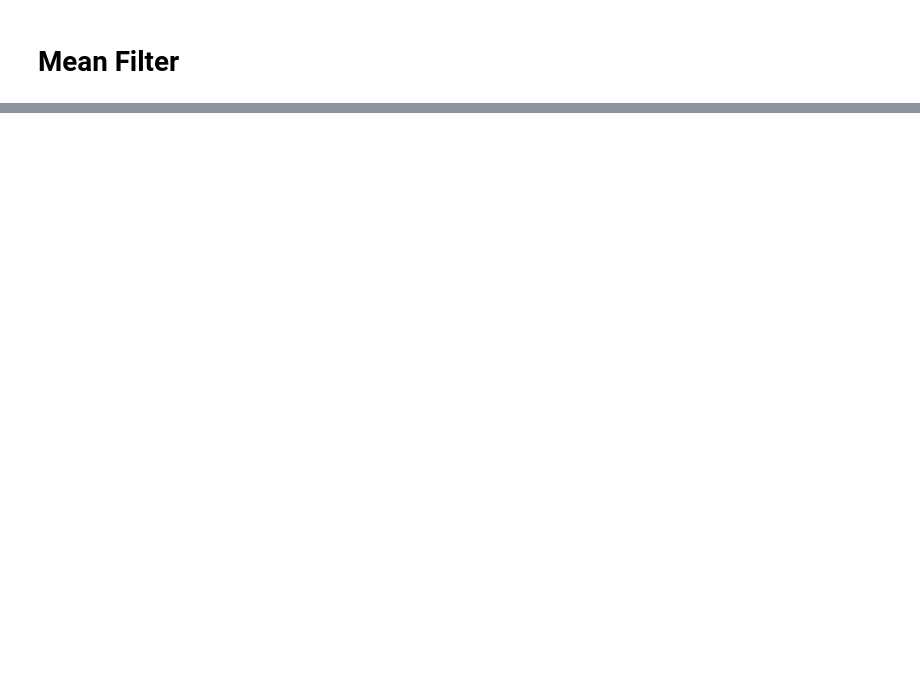
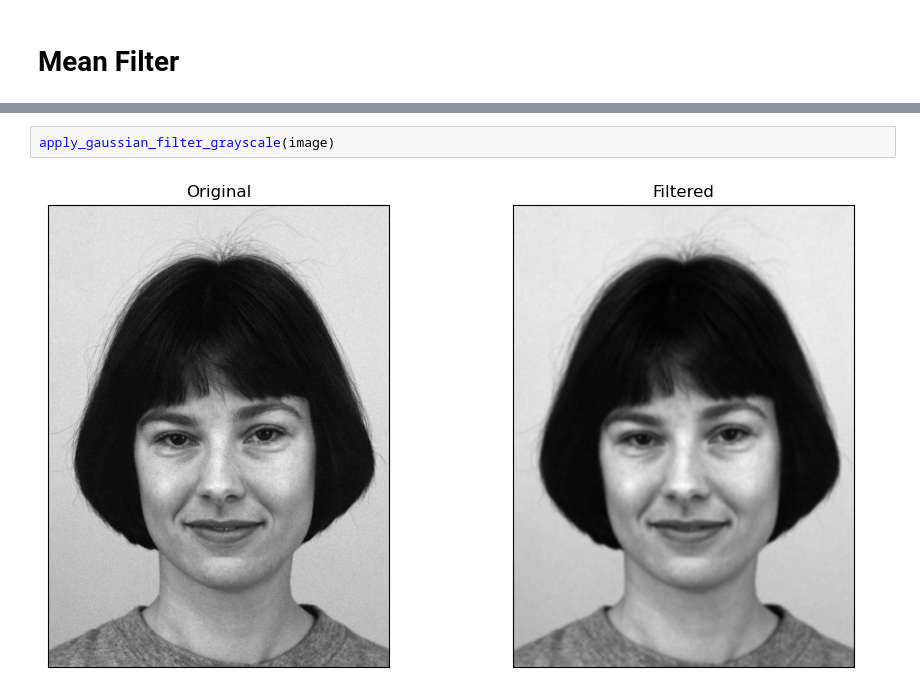
Before and after one commit to EshbanTheLearner/image-filtering, a Jupyter notebook: image-filtering.ipynb, the cells around one changed output, grey strips where cells are left out. Cells and saved outputs as stored; diff of their text form; blank space fills up the shorter version.

```diff
--- a/image-filtering.ipynb
+++ b/image-filtering.ipynb
@@ -19,0 +24,4 @@ apply_mean_filter_grayscale(image)
+# %%
+apply_gaussian_filter_grayscale(image)
+# %% [output]
+[figure, added]
```
Also changed, not shown: parts of 4 cells of this notebook.
